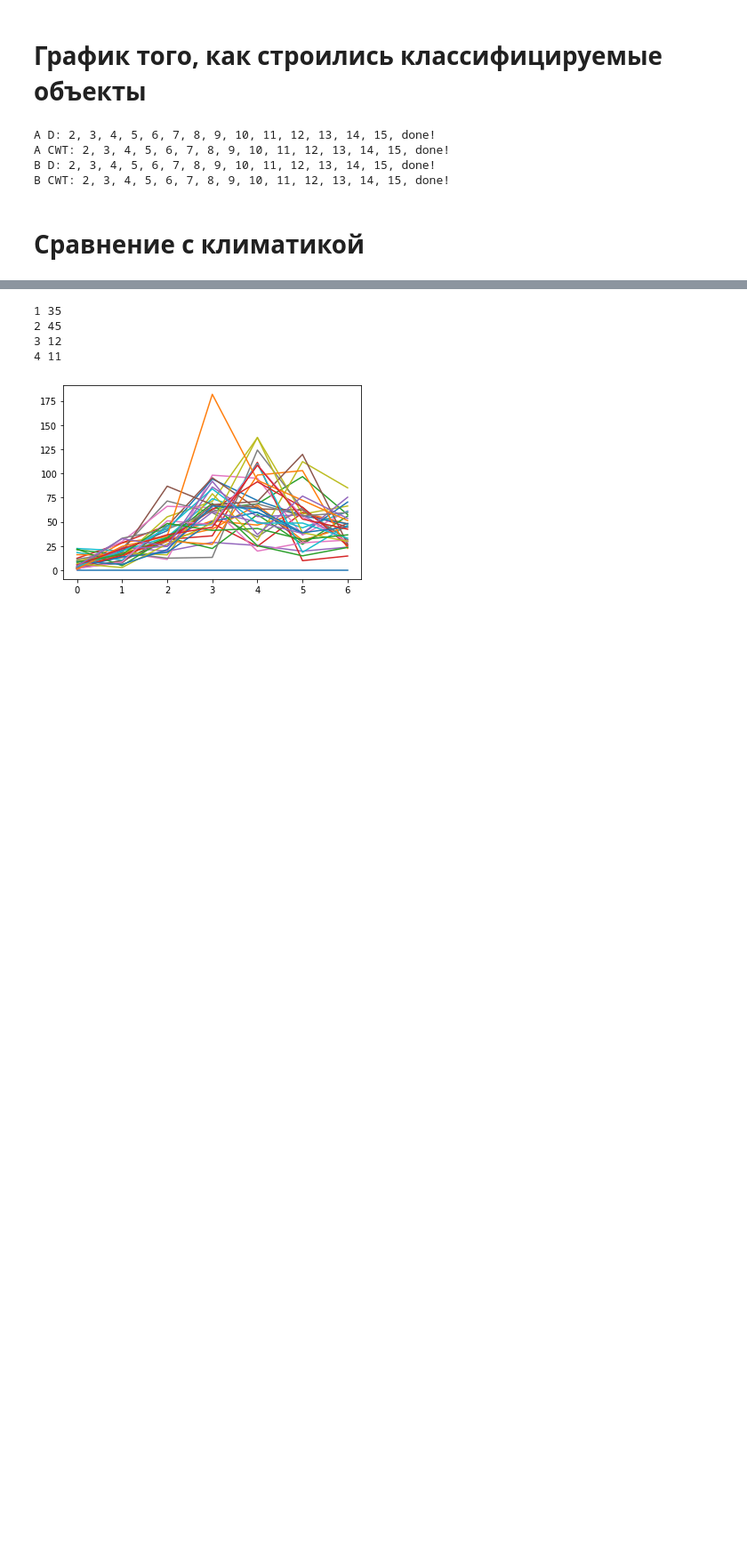
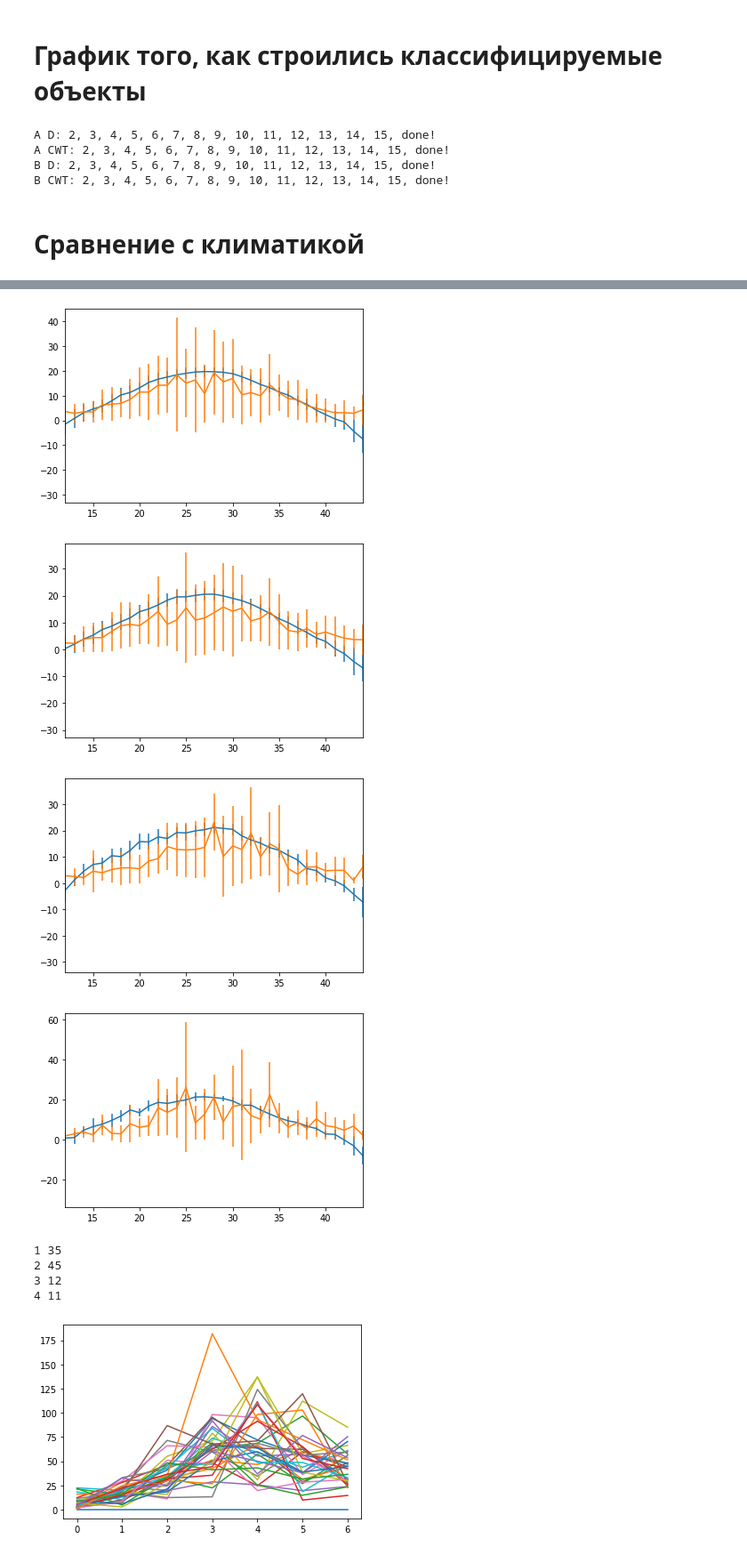
Before and after one commit to mikewellmeansme/TracheidClustering, a Jupyter notebook: playground.ipynb, the cells around one changed output, grey strips where cells are left out. Shown at 89% size. Saved outputs shown, nothing was run; the diff lists cells and outputs as text; code cells hidden in the pictures; blank space fills up the shorter version.

```diff
--- a/playground.ipynb
+++ b/playground.ipynb
@@ -525,0 +601,8 @@ b_classified = pd.read_excel('input/quotient_deviation_df_B_CLASSIFIED.xlsx')
+# %%
+temp_to_anova = []
+for i in range(0,4):
+    mean_temp = get_moving_avg(min_temp)[[year for year in a_classified[a_classified['Class 4']==i]['Year'] if year in min_temp.columns]]
+    _temp_to_anova = mean_temp[7::7].T.reset_index().rename({'index':'Year'}, axis=1)
+    _temp_to_anova['Class'] = [i+1] * len(_temp_to_anova)
+    temp_to_anova += [_temp_to_anova]
+temp_to_anova = pd.concat(temp_to_anova)
@@ -525,0 +628,8 @@ b_classified = pd.read_excel('input/quotient_deviation_df_B_CLASSIFIED.xlsx')
+# %%
+prec_to_anova = []
+for i in range(0,4):
+    mean_prec = get_moving_sum(min_prec)[[year for year in a_classified[a_classified['Class 4']==i]['Year'] if year in min_prec.columns]]
+    _prec_to_anova = mean_prec[7::7].T.reset_index().rename({'index':'Year'}, axis=1)
+    _prec_to_anova['Class'] = [i+1] * len(_prec_to_anova)
+    prec_to_anova += [_prec_to_anova]
+prec_to_anova = pd.concat(prec_to_anova)
@@ -526,3 +701,18 @@ b_classified = pd.read_excel('input/quotient_deviation_df_B_CLASSIFIED.xlsx')
+# %%
+for i in range(0,4):
+    mean_temp = get_moving_avg(min_temp)[[year for year in a_classified[a_classified['Class 4']==i]['Year'] if year in min_temp.columns]]
+    y = mean_temp.mean(axis=1)
+    plt.errorbar(range(0, len(y[7::7])), (y[7::7]),yerr=mean_temp.std(axis=1)[7::7])
+    mean_temp = get_moving_sum(min_prec)[[year for year in a_classified[a_classified['Class 4']==i]['Year'] if year in min_prec.columns]]
+    y = mean_temp.mean(axis=1)
+    plt.errorbar(range(0, len(y[7::7])), (y[7::7]),yerr=mean_temp.std(axis=1)[7::7])
+    plt.xlim([12, 46])
+    plt.show()
+# %% [output]
+[figure, added]
+[figure, added]
+[figure, added]
+[figure, added]
 # %%
 def list_to_cumulative(lst):
     return [sum(lst[:i+1]) for i in range(len(lst))]
```
Also changed, not shown: parts of 25 cells of this notebook.
